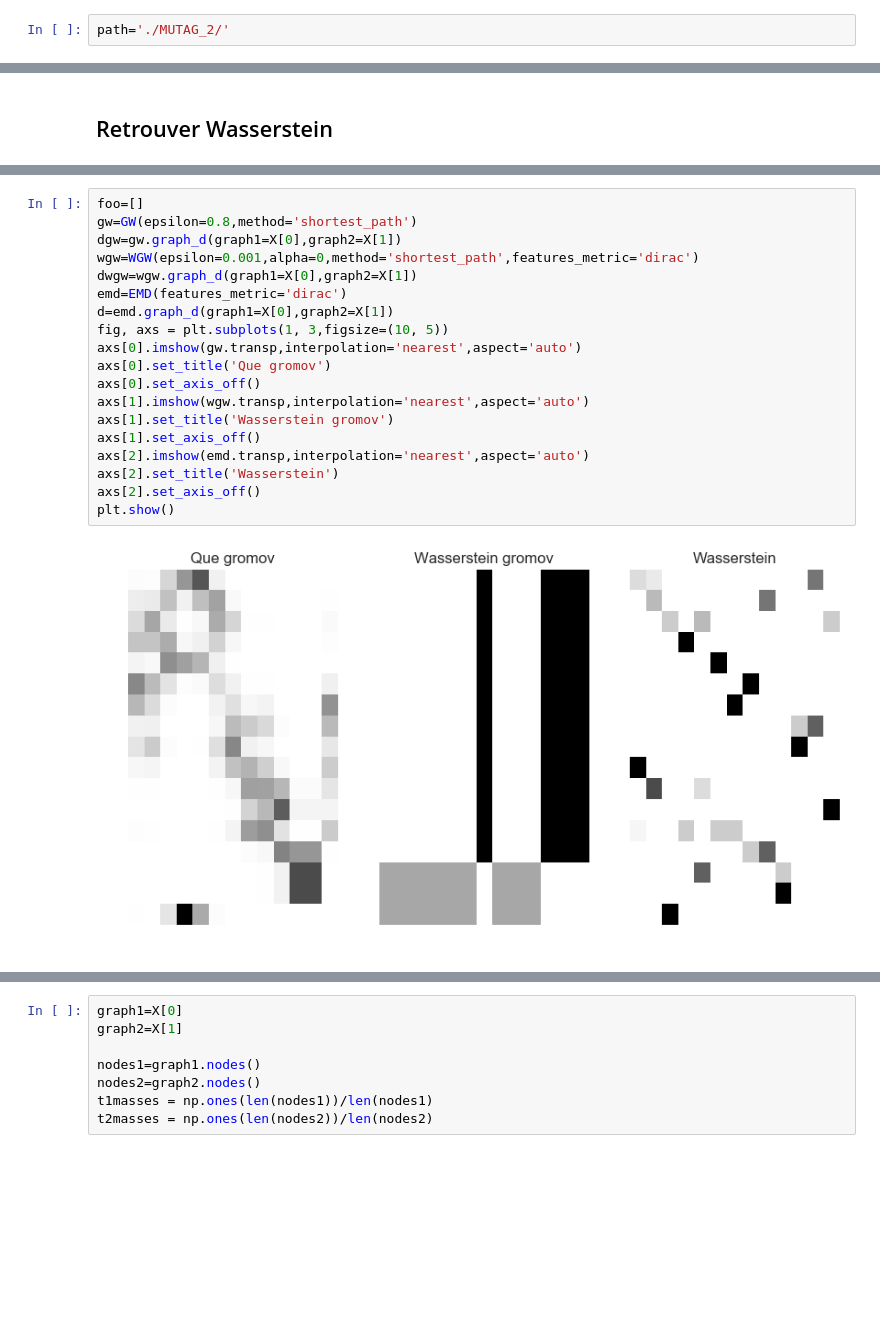
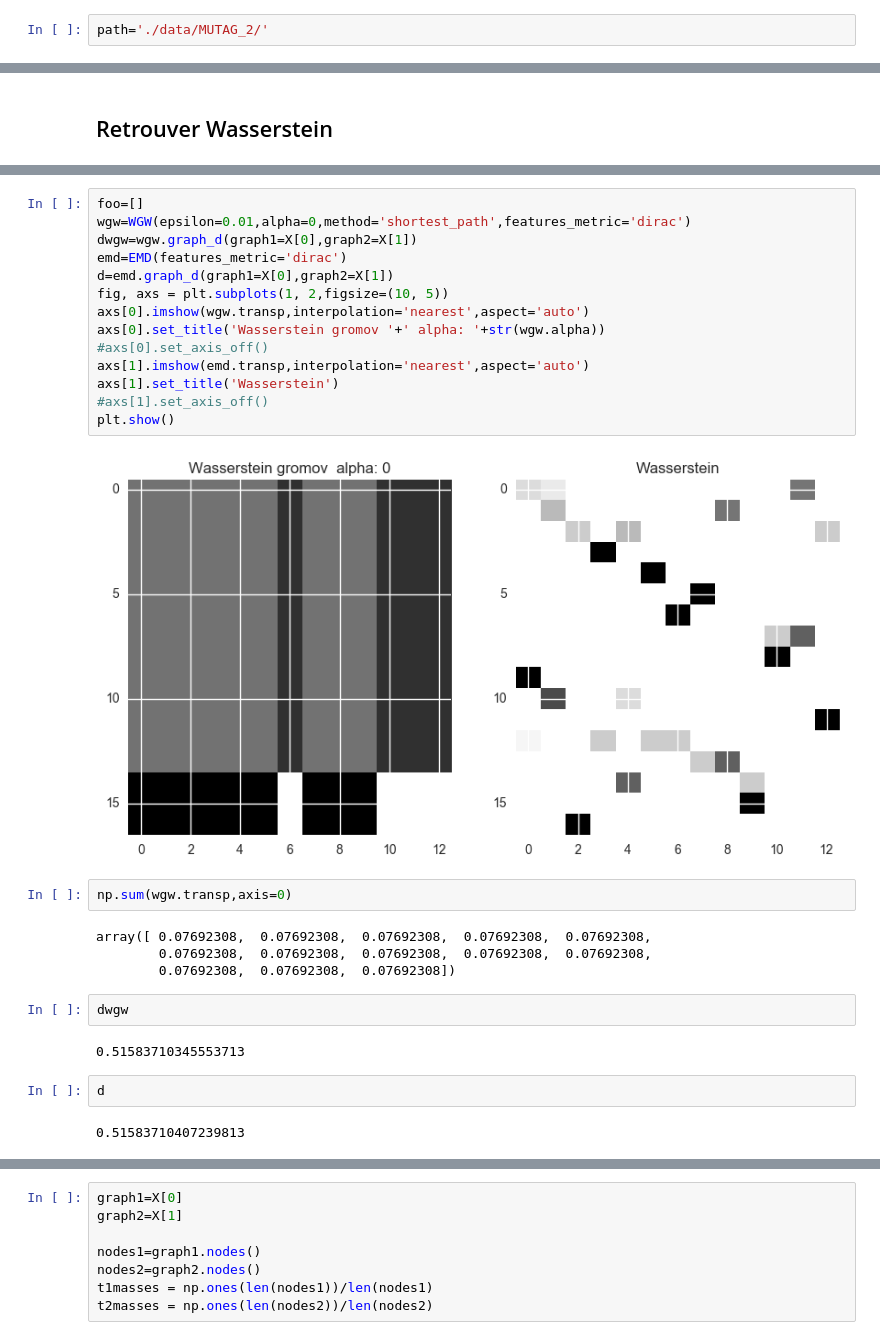
Before and after one commit to tvayer/gwtest, a Jupyter notebook: Mutag.ipynb, the cells around one changed output, grey strips where cells are left out. Cells and saved outputs as stored; diff of their text form; blank space fills up the shorter version.

```diff
--- a/Mutag.ipynb
+++ b/Mutag.ipynb
@@ -19,7 +23,7 @@ from ot_distances import Gromov_distance as GW
 from ot_distances import Wasserstein_distance as EMD
 from ot_distances import Gromov_Wasserstein_distance as WGW
 # %%
-path='./MUTAG_2/'
+path='./data/MUTAG_2/'
 # %%
 dataset=build_MUTAG_dataset(path)
 # %%
@@ -261,21 +872,30 @@ plt.show()
 # %%
 foo=[]
-gw=GW(epsilon=0.8,method='shortest_path')
-dgw=gw.graph_d(graph1=X[0],graph2=X[1])
-wgw=WGW(epsilon=0.001,alpha=0,method='shortest_path',features_metric='dirac')
+wgw=WGW(epsilon=0.01,alpha=0,method='shortest_path',features_metric='dirac')
 dwgw=wgw.graph_d(graph1=X[0],graph2=X[1])
 emd=EMD(features_metric='dirac')
 d=emd.graph_d(graph1=X[0],graph2=X[1])
-fig, axs = plt.subplots(1, 3,figsize=(10, 5))
-axs[0].imshow(gw.transp,interpolation='nearest',aspect='auto')
-axs[0].set_title('Que gromov')
-axs[0].set_axis_off()
-axs[1].imshow(wgw.transp,interpolation='nearest',aspect='auto')
-axs[1].set_title('Wasserstein gromov')
-axs[1].set_axis_off()
-axs[2].imshow(emd.transp,interpolation='nearest',aspect='auto')
-axs[2].set_title('Wasserstein')
-axs[2].set_axis_off()
+fig, axs = plt.subplots(1, 2,figsize=(10, 5))
+axs[0].imshow(wgw.transp,interpolation='nearest',aspect='auto')
+axs[0].set_title('Wasserstein gromov '+' alpha: '+str(wgw.alpha))
+#axs[0].set_axis_off()
+axs[1].imshow(emd.transp,interpolation='nearest',aspect='auto')
+axs[1].set_title('Wasserstein')
+#axs[1].set_axis_off()
 plt.show()
 # %% [output]
-[figure, old version]
+[figure, new version]
+# %%
+np.sum(wgw.transp,axis=0)
+# %% [output]
+array([ 0.07692308,  0.07692308,  0.07692308,  0.07692308,  0.07692308,
+        0.07692308,  0.07692308,  0.07692308,  0.07692308,  0.07692308,
+        0.07692308,  0.07692308,  0.07692308])
+# %%
+dwgw
+# %% [output]
+0.51583710345553713
+# %%
+d
+# %% [output]
+0.51583710407239813
```
Also changed, not shown: parts of 52 cells of this notebook, 42 other files.
